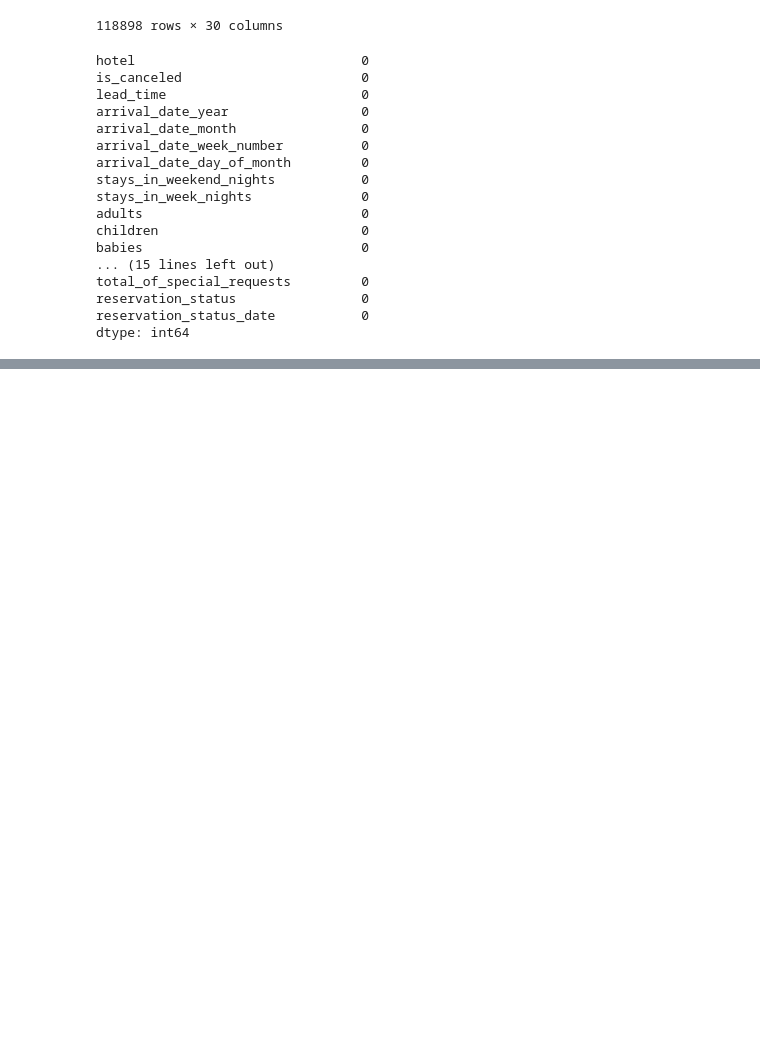
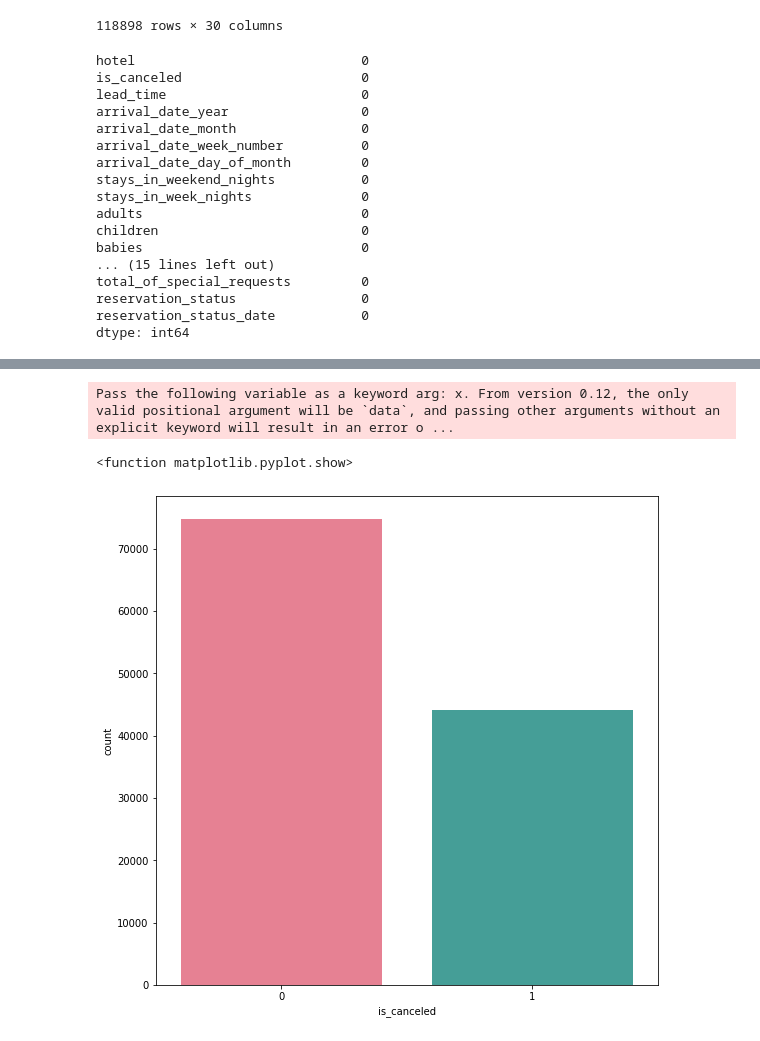
Before and after one commit to Mk-singh55555/Hotel-booking-analysis, a Jupyter notebook: By_me_Hotel_Booking_Analysis_Capstone_Project.ipynb, the cells around one changed output, grey strips where cells are left out. Drawn from its saved outputs; the diff is of its cells as text; code cells hidden in the pictures; blank space fills up the shorter version.

```diff
--- a/By_me_Hotel_Booking_Analysis_Capstone_Project.ipynb
+++ b/By_me_Hotel_Booking_Analysis_Capstone_Project.ipynb
@@ -209 +223,13 @@ for column in columns:
 [figure]
+# %%
+hotel_data.loc[hotel_data.lead_time > 500, 'lead_time'] = 500
+hotel_data.loc[hotel_data.stays_in_weekend_nights >=  5, 'stays_in_weekend_nights'] = 5
+hotel_data.loc[hotel_data.adults > 4, 'adults'] = 4
+hotel_data.loc[hotel_data.previous_bookings_not_canceled > 0, 'previous_bookings_not_canceled'] = 1
+hotel_data.loc[hotel_data.previous_cancellations > 0, 'previous_cancellations'] = 1
+hotel_data.loc[hotel_data.stays_in_week_nights > 10, 'stays_in_week_nights'] = 10
+hotel_data.loc[hotel_data.booking_changes > 5, 'booking_changes'] = 5
+hotel_data.loc[hotel_data.babies > 8, 'babies'] = 0
+hotel_data.loc[hotel_data.required_car_parking_spaces > 5, 'required_car_parking_spaces'] = 0
+hotel_data.loc[hotel_data.children > 8, 'children'] = 0
+hotel_data.loc[hotel_data.adr > 1000, 'adr'] = 1000
@@ -209,0 +254,9 @@ for column in columns:
+# %%
+plt.figure(figsize=(9,9))
+# canceled=1, Not canceled = 0
+sns.countplot(hotel_data['is_canceled'],palette='husl')
+plt.show
+# %% [output]
+Pass the following variable as a keyword arg: x. From version 0.12, the only valid positional argument will be `data`, and passing other arguments without an explicit keyword will result in an error o ...
+<function matplotlib.pyplot.show>
+[figure, added]
```
Also changed, not shown: parts of 27 cells of this notebook.
